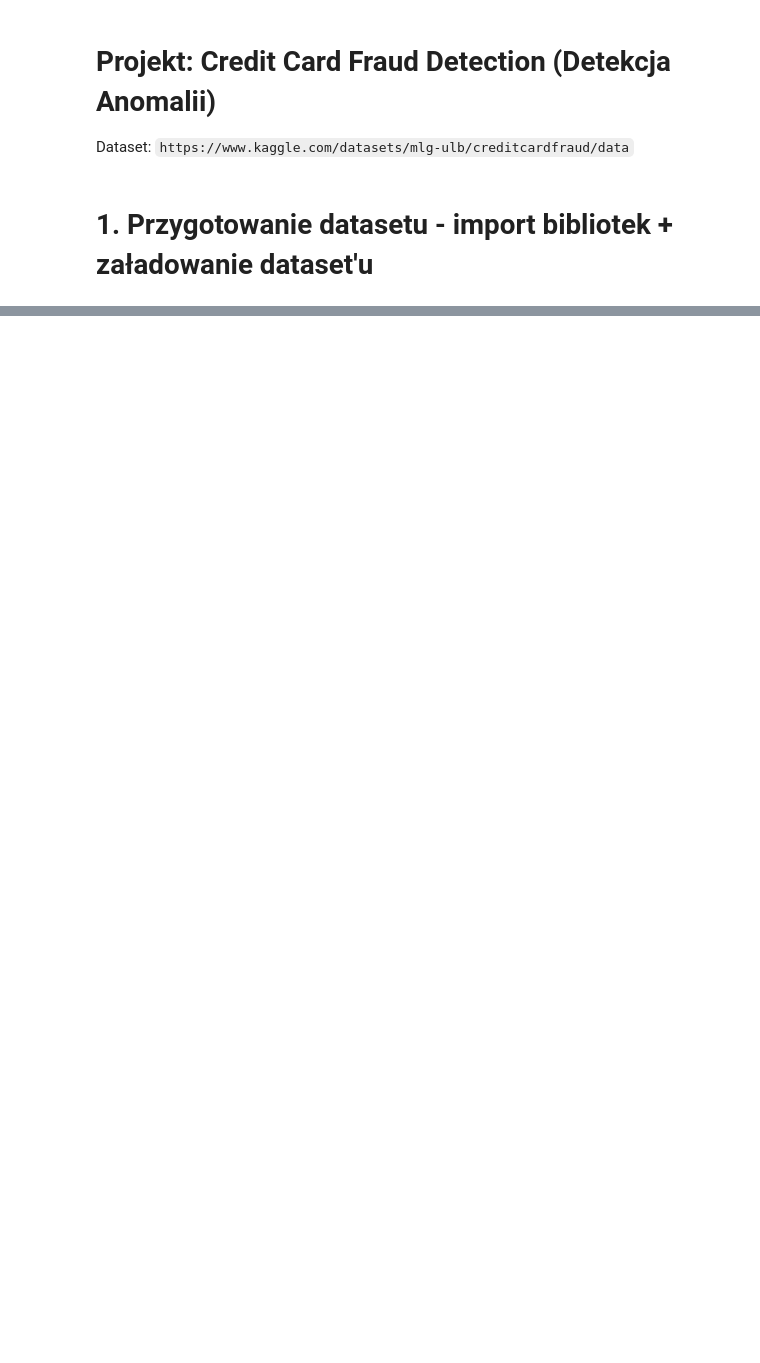
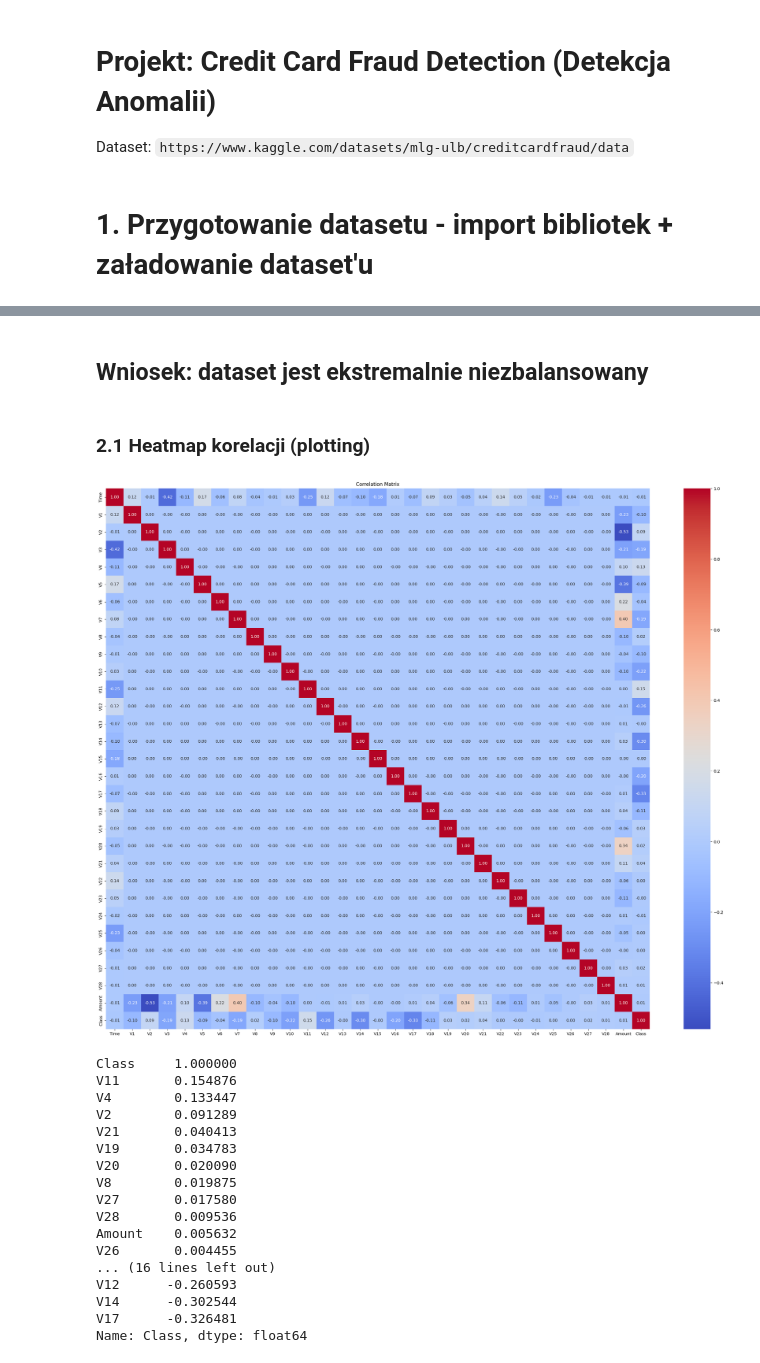
Before and after one commit to wiktorsk8/machine-learning-lab-project, a Jupyter notebook: project.ipynb, the cells around one changed output, grey strips where cells are left out. Cells and saved outputs as stored; diff of their text form; code cells hidden in the pictures; blank space fills up the shorter version.

Commit message:
Wizualizacje imbalancingu i heatmap korelacji

```diff
--- a/project.ipynb
+++ b/project.ipynb
@@ -58,0 +60,30 @@ None
+# %% [markdown]
+## Wniosek: dataset jest ekstremalnie niezbalansowany
+# %% [markdown]
+### 2.1 Heatmap korelacji (plotting)
+# %%
+plt.figure(figsize=(30, 24))
+sns.heatmap(df.corr(), annot=True, cmap='coolwarm', fmt='.2f')
+plt.title('Correlation Matrix')
+plt.show()
+
+print(df.corr()['Class'].sort_values(ascending=False))
+# %% [output]
+[figure, added]
+Class     1.000000
+V11       0.154876
+V4        0.133447
+V2        0.091289
+V21       0.040413
+V19       0.034783
+V20       0.020090
+V8        0.019875
+V27       0.017580
+V28       0.009536
+Amount    0.005632
+V26       0.004455
+... (16 lines left out)
+V12      -0.260593
+V14      -0.302544
+V17      -0.326481
+Name: Class, dtype: float64
```
Also changed, not shown: parts of 4 cells of this notebook.
